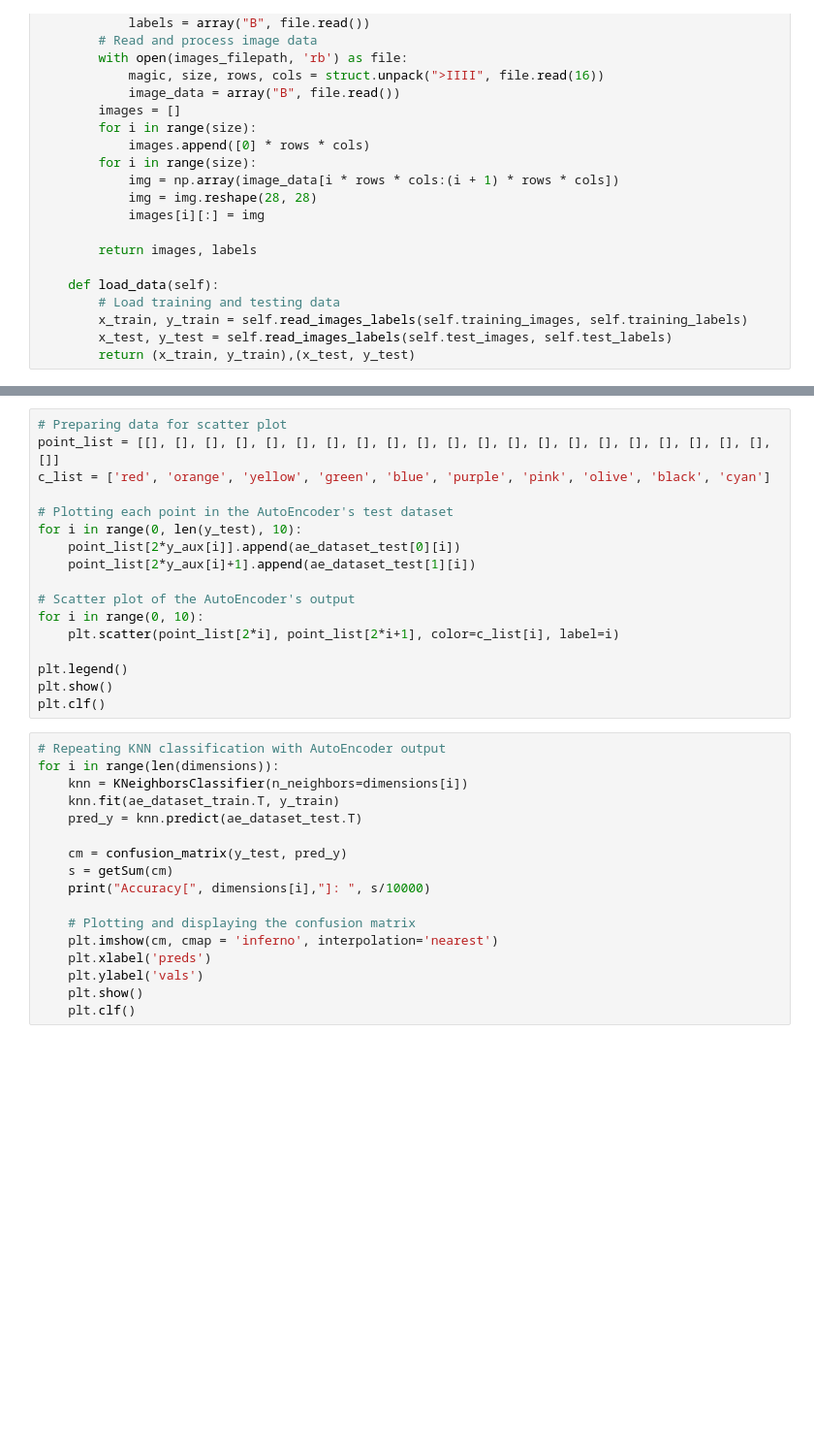
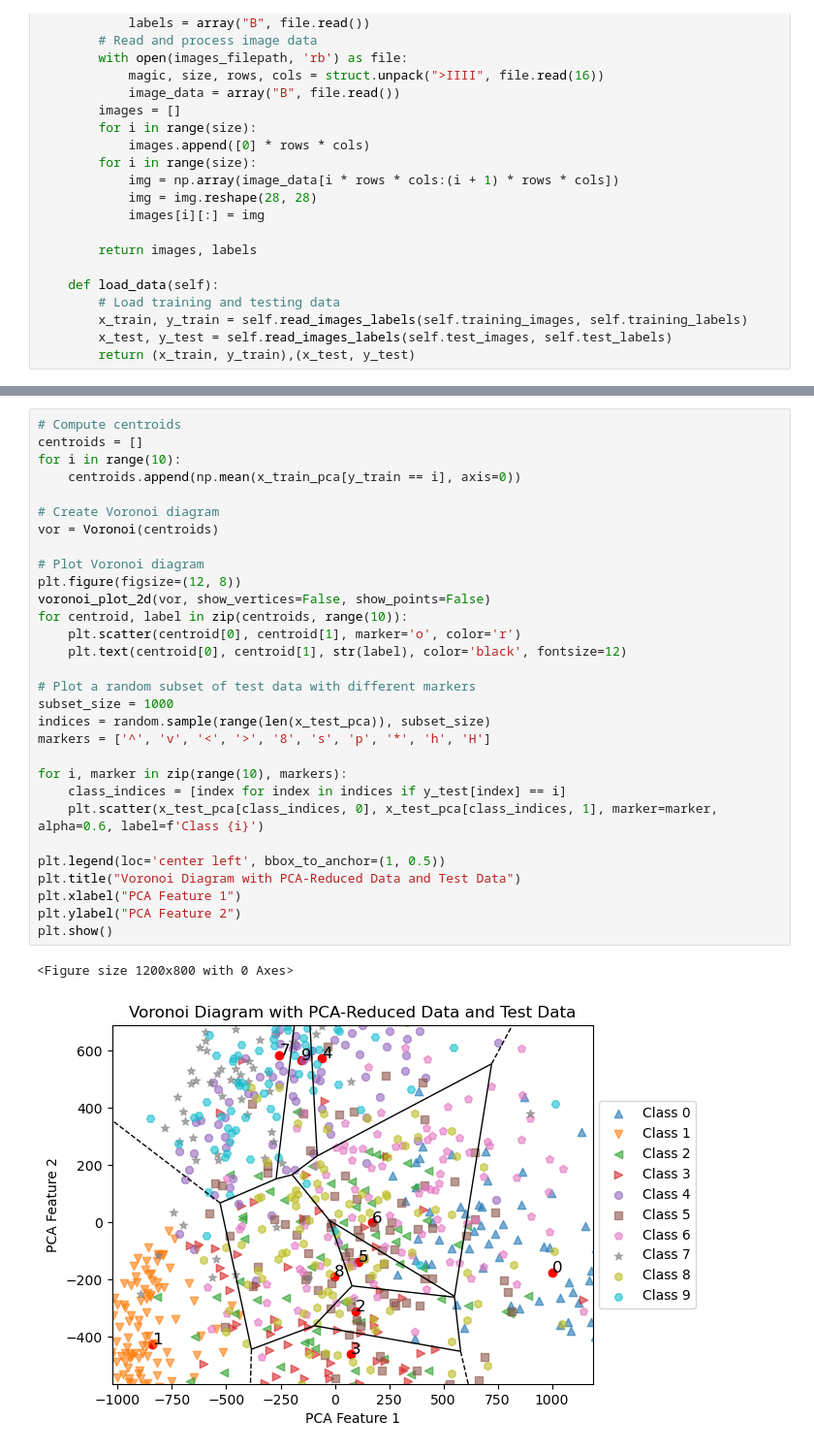
Before and after one commit to tSigler2/machineLearningProject, a Jupyter notebook: knn_MNIST_exp.ipynb, the cells around one changed output, grey strips where cells are left out. Shown at 97% size. Cells and saved outputs as stored; diff of their text form; blank space fills up the shorter version.

```diff
--- a/knn_MNIST_exp.ipynb
+++ b/knn_MNIST_exp.ipynb
@@ -268,34 +207,33 @@ v = voronoi_plot_2d(v)
-# %%
-# Preparing data for scatter plot
-point_list = [[], [], [], [], [], [], [], [], [], [], [], [], [], [], [], [], [], [], [], [], [], []]
-c_list = ['red', 'orange', 'yellow', 'green', 'blue', 'purple', 'pink', 'olive', 'black', 'cyan']
-
-# Plotting each point in the AutoEncoder's test dataset
-for i in range(0, len(y_test), 10):
-    point_list[2*y_aux[i]].append(ae_dataset_test[0][i])
-    point_list[2*y_aux[i]+1].append(ae_dataset_test[1][i])
-
-# Scatter plot of the AutoEncoder's output
-for i in range(0, 10):
-    plt.scatter(point_list[2*i], point_list[2*i+1], color=c_list[i], label=i)
-
-plt.legend()
-plt.show()
-plt.clf()
-# %%
-# Repeating KNN classification with AutoEncoder output
-for i in range(len(dimensions)):
-    knn = KNeighborsClassifier(n_neighbors=dimensions[i])
-    knn.fit(ae_dataset_train.T, y_train)
-    pred_y = knn.predict(ae_dataset_test.T)
-
-    cm = confusion_matrix(y_test, pred_y)
-    s = getSum(cm)
-    print("Accuracy[", dimensions[i],"]: ", s/10000)
-
-    # Plotting and displaying the confusion matrix
-    plt.imshow(cm, cmap = 'inferno', interpolation='nearest')
-    plt.xlabel('preds')
-    plt.ylabel('vals')
-    plt.show()
-    plt.clf()
+# %%
+# Compute centroids
+centroids = []
+for i in range(10):
+    centroids.append(np.mean(x_train_pca[y_train == i], axis=0))
+
+# Create Voronoi diagram
+vor = Voronoi(centroids)
+
+# Plot Voronoi diagram
+plt.figure(figsize=(12, 8))
+voronoi_plot_2d(vor, show_vertices=False, show_points=False)
+for centroid, label in zip(centroids, range(10)):
+    plt.scatter(centroid[0], centroid[1], marker='o', color='r')
+    plt.text(centroid[0], centroid[1], str(label), color='black', fontsize=12)
+
+# Plot a random subset of test data with different markers
+subset_size = 1000
+indices = random.sample(range(len(x_test_pca)), subset_size)
+markers = ['^', 'v', '<', '>', '8', 's', 'p', '*', 'h', 'H']
+
+for i, marker in zip(range(10), markers):
+    class_indices = [index for index in indices if y_test[index] == i]
+    plt.scatter(x_test_pca[class_indices, 0], x_test_pca[class_indices, 1], marker=marker, alpha=0.6, label=f'Class {i}')
+
+plt.legend(loc='center left', bbox_to_anchor=(1, 0.5))
+plt.title("Voronoi Diagram with PCA-Reduced Data and Test Data")
+plt.xlabel("PCA Feature 1")
+plt.ylabel("PCA Feature 2")
+plt.show()
+# %% [output]
+<Figure size 1200x800 with 0 Axes>
+[figure, added]
```
Also changed, not shown: parts of 12 cells of this notebook, 5 other files.
